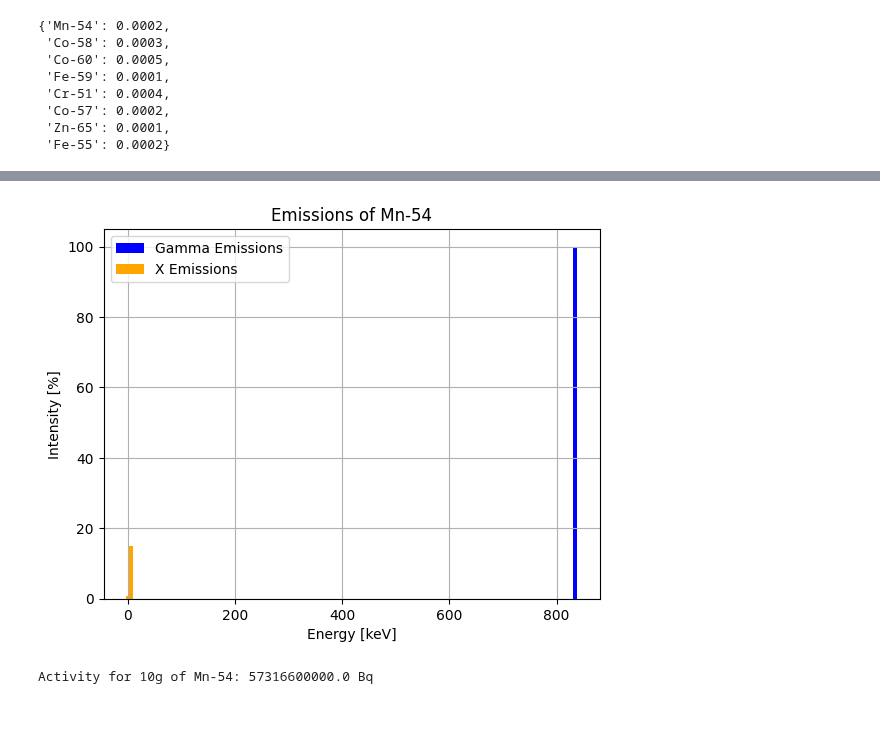
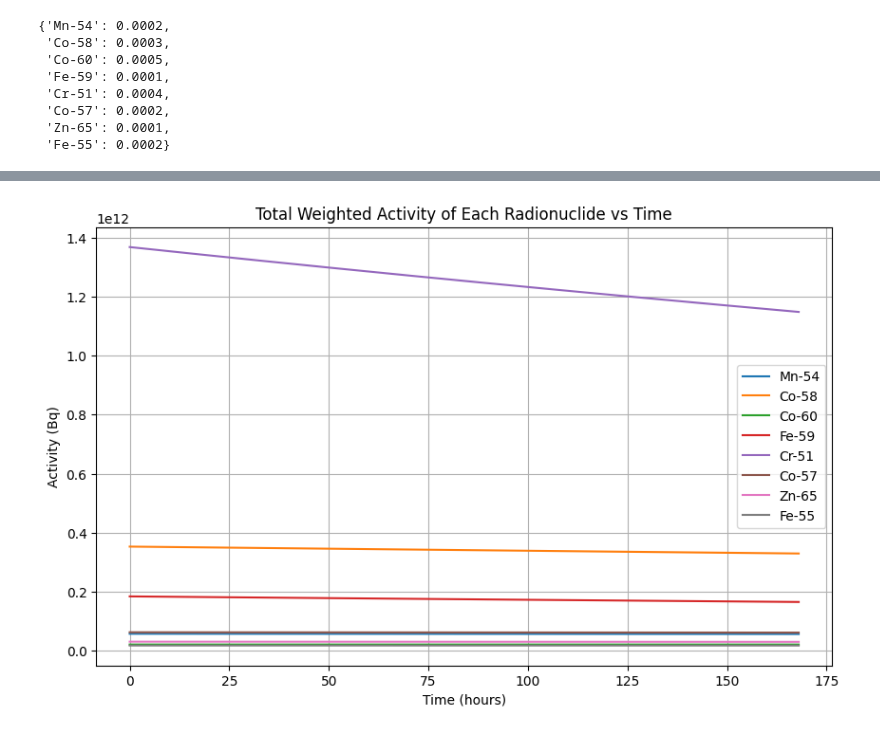
Before and after one commit to simonfouc120/open-mc-project, a Jupyter notebook: src/studies/rn_file/rn_file_study.ipynb, the cells around one changed output, grey strips where cells are left out. Drawn from its saved outputs; the diff is of its cells as text; code cells hidden in the pictures.

```diff
--- a/src/studies/rn_file/rn_file_study.ipynb
+++ b/src/studies/rn_file/rn_file_study.ipynb
@@ -73,8 +81,24 @@ plt.show()
-# %%
-rn_lara = Radionuclide_lara("Mn-54")
-energy, intensity, types = rn_lara.get_rays_emission_data(photon_only=False)
-rn_lara.plot_emissions(saving_figure=False, photon_only=False, log_scale=False)
-print(f"Activity for 10g of Mn-54: {rn_lara.get_activity(mass=dict_rn['Mn-54'])} Bq")
-# %% [output]
-[figure, removed]
-Activity for 10g of Mn-54: 57316600000.0 Bq
+# %%
+# plot the total weighted activity of every radionuclide vs time
+# Calculate and plot the total weighted activity of every radionuclide vs time
+
+time_points = np.linspace(0, 3600 * 24 * 7, 100)  # 7 days in seconds
+total_weights_per_rn = {}
+for rn, mass in dict_rn.items():
+    rn_lara = Radionuclide_lara(rn)
+    # Compute activity at each time point for this radionuclide
+    activities = np.array([rn_lara.get_activity_after_time(mass=mass, time=t) for t in time_points])
+    total_weights_per_rn[rn] = activities
+
+# Plot
+plt.figure(figsize=(10, 6))
+for rn, activities in total_weights_per_rn.items():
+    plt.plot(time_points / 3600, activities, label=rn)
+plt.xlabel("Time (hours)")
+plt.ylabel("Activity (Bq)")
+plt.title("Total Weighted Activity of Each Radionuclide vs Time")
+plt.legend()
+plt.grid(True)
+plt.show()
+# %% [output]
+[figure, added]
```
Also changed, not shown: parts of 3 cells of this notebook, 1 other file.
